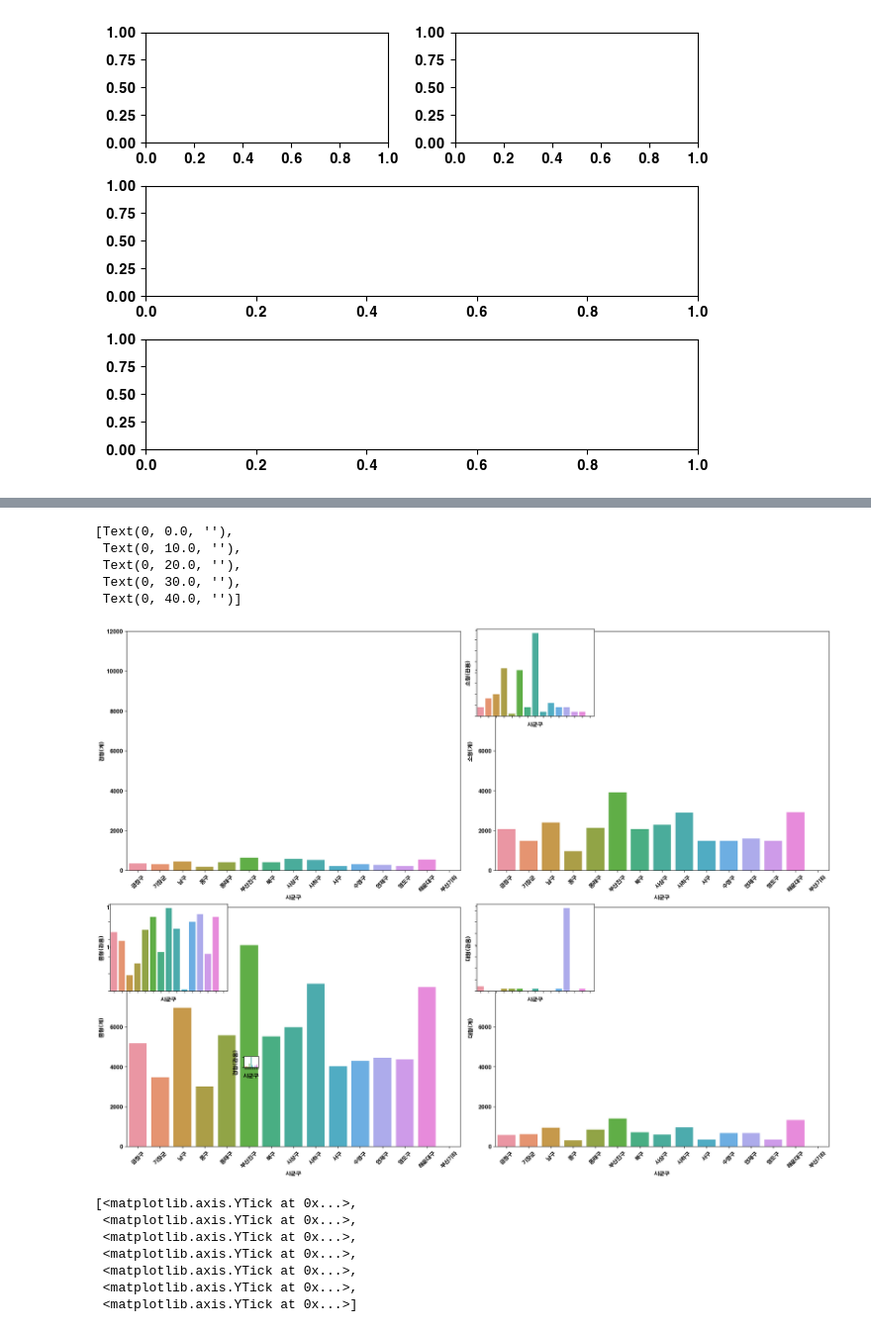
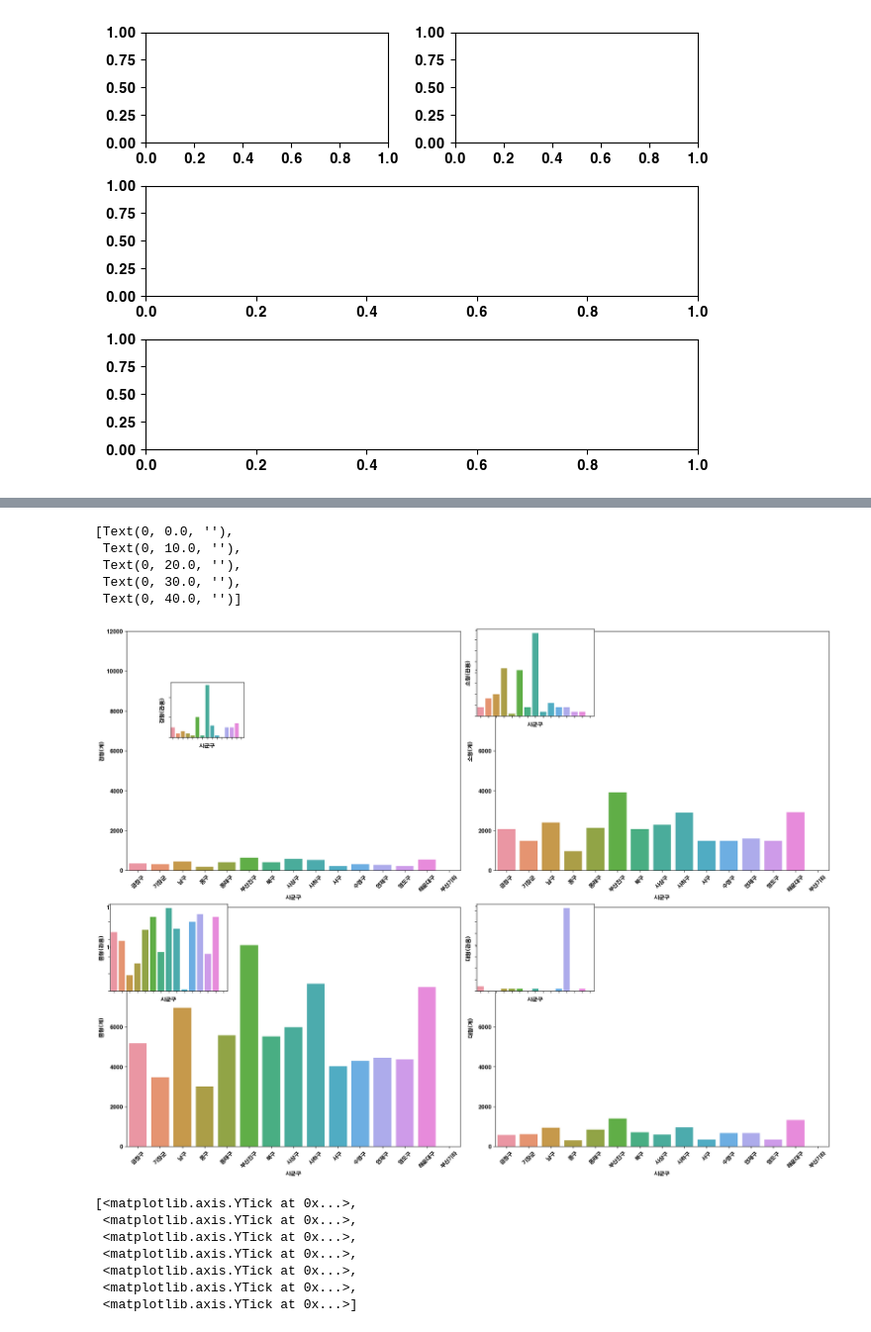
Before and after one commit to theif45/AWS_Study_jonghyun_202212, a Jupyter notebook: python/27day/matplotlib.ipynb, the cells around one changed output, grey strips where cells are left out. Shown at 99% size. Cells and saved outputs as stored; diff of their text form; code cells hidden in the pictures.

```diff
--- a/python/27day/matplotlib.ipynb
+++ b/python/27day/matplotlib.ipynb
@@ -35,9 +35,12 @@ ax4 = fig1.add_subplot(3,1,3)
 # %% [output]
 [figure]
 # %%
-pd_data = pd.read_csv('이륜차신고현황_시도별_20230309170634.csv', encoding='cp949')
-col_name = ['시도명','시점','시군구','경형(계)','소형(계)','중형(계)','대형(계)','경형(관용)','소형(관용)','중형(관용)','대형(관용)','경형(자가용)','소형(자가용)','중형(자가용)','대형(자가용)']
-pd_data = pd_data.iloc[1:,:].reset_index(drop=True)
-pd_data.columns = col_name
-pd_data
+df1 = pd.read_csv('이륜차신고현황_시도별_20230309170634.csv', encoding='cp949', header=[0,1])
+df1.drop(('시도명(1)','시도명(1)'),axis=1,inplace=True)
+df1
+# df1[('계','경형')]
+# col_name = ['시도명','시점','시군구','경형(계)','소형(계)','중형(계)','대형(계)','경형(관용)','소형(관용)','중형(관용)','대형(관용)','경형(자가용)','소형(자가용)','중형(자가용)','대형(자가용)']
+# pd_data = pd_data.iloc[1:,:].reset_index(drop=True)
+# pd_data.columns = col_name
+# pd_data
 # %% [output]
@@ -72,35 +119,35 @@ a.set_xticklabels(labels=pd_data['시군구'], fontsize=10, rotation=45)
 b.set_xticklabels(labels=pd_data['시군구'], fontsize=10, rotation=45)
 c.set_xticklabels(labels=pd_data['시군구'], fontsize=10, rotation=45)
 d.set_xticklabels(labels=pd_data['시군구'], fontsize=10, rotation=45)
 a.set_yticks(np.linspace(0,12000,7))
 b.set_yticks(np.linspace(0,12000,7))
 c.set_yticks(np.linspace(0,12000,7))
 d.set_yticks(np.linspace(0,12000,7))
 
-e = fig.add_axes([0.2,0.2,0.02,0.02])
+e = fig.add_axes([0.1,0.8,0.1,0.1])
 f = fig.add_subplot(6,6,4)
 g = fig.add_subplot(6,6,19)
 h = fig.add_subplot(6,6,22)
 
 sns.barplot(x = pd_data['시군구'],y = pd_data['경형(관용)'].astype(np.float64), ax=e)
 sns.barplot(x = pd_data['시군구'],y = pd_data['소형(관용)'].astype(np.float64), ax=f)
 sns.barplot(x = pd_data['시군구'],y = pd_data['중형(관용)'].astype(np.float64), ax=g)
 sns.barplot(x = pd_data['시군구'],y = pd_data['대형(관용)'].astype(np.float64), ax=h)
 e.set_xticklabels(labels='', fontsize=10, rotation=45)
 f.set_xticklabels(labels='', fontsize=10, rotation=45)
 g.set_xticklabels(labels='', fontsize=10, rotation=45)
 h.set_xticklabels(labels='', fontsize=10, rotation=45)
 e.set_yticklabels(labels='')
 f.set_yticklabels(labels='')
 g.set_yticklabels(labels='')
 h.set_yticklabels(labels='')
 # %% [output]
 [Text(0, 0.0, ''),
  Text(0, 10.0, ''),
  Text(0, 20.0, ''),
  Text(0, 30.0, ''),
  Text(0, 40.0, '')]
-[figure, old version]
+[figure, new version]
 # %%
 fig = plt.figure(figsize=(6.4*3,4.8*3))
 a = fig.add_subplot(2,2,1)
```
Also changed, not shown: parts of 2 cells of this notebook, 4 other files.
